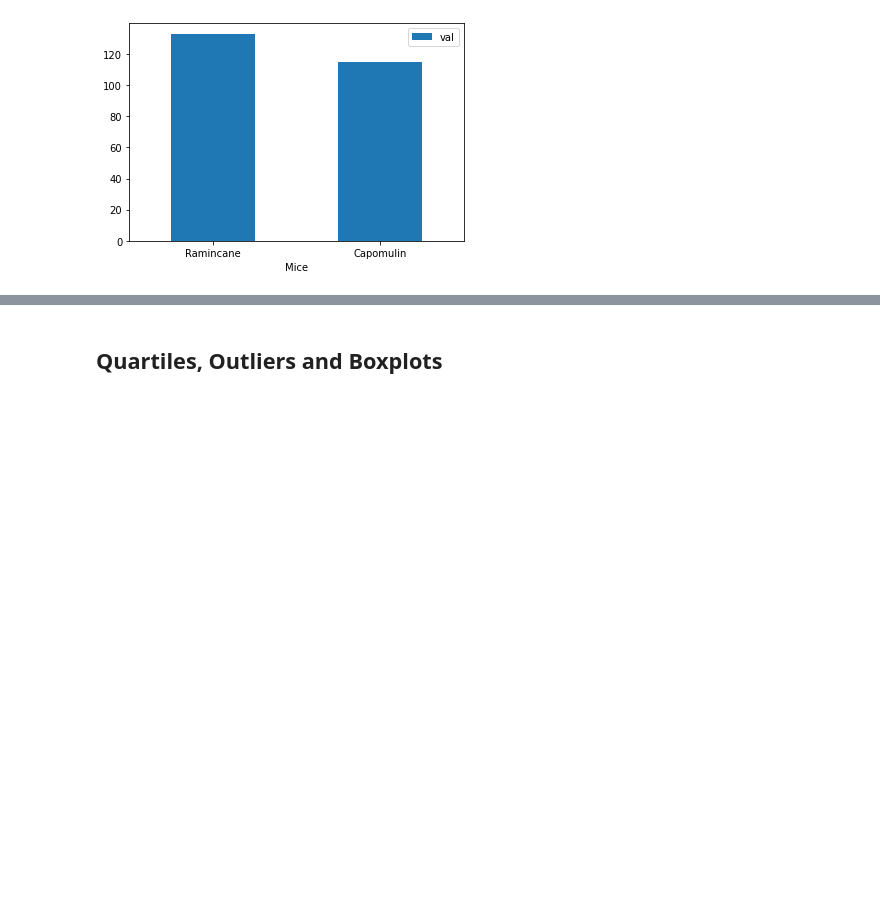
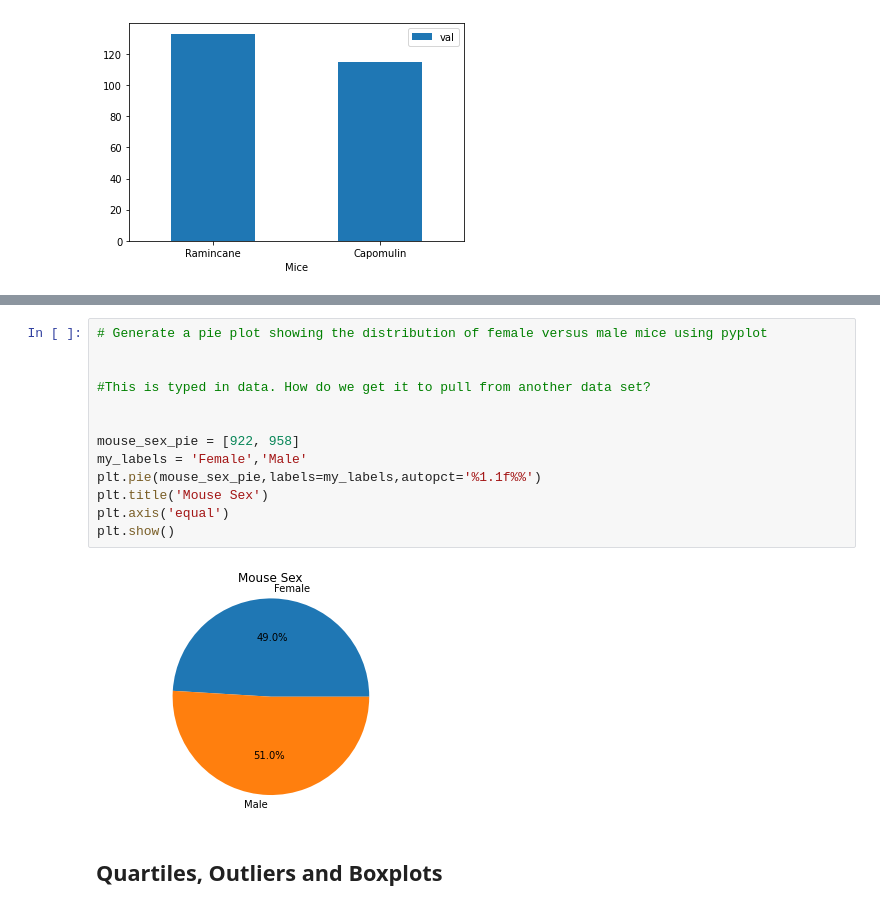
Before and after one commit to LexiJess/Matplotlib_Challenge, a Jupyter notebook: 05-Matplotlib_Homework_Instructions_Pymaceuticals_pymaceuticals_starter.ipynb, the cells around one changed output, grey strips where cells are left out. Saved outputs shown, nothing was run; the diff lists cells and outputs as text; blank space fills up the shorter version.

```diff
--- a/05-Matplotlib_Homework_Instructions_Pymaceuticals_pymaceuticals_starter.ipynb
+++ b/05-Matplotlib_Homework_Instructions_Pymaceuticals_pymaceuticals_starter.ipynb
@@ -263,3 +297,18 @@ ax = df.plot.bar(x='Mice', y='val', rot=0)
+# %%
+# Generate a pie plot showing the distribution of female versus male mice using pyplot
+
+
+#This is typed in data. How do we get it to pull from another data set?
+
+
+mouse_sex_pie = [922, 958]
+my_labels = 'Female','Male'
+plt.pie(mouse_sex_pie,labels=my_labels,autopct='%1.1f%%')
+plt.title('Mouse Sex')
+plt.axis('equal')
+plt.show()
+# %% [output]
+[figure, added]
 # %% [markdown]
 ## Quartiles, Outliers and Boxplots
 # %%
```
Also changed, not shown: parts of 4 cells of this notebook.
